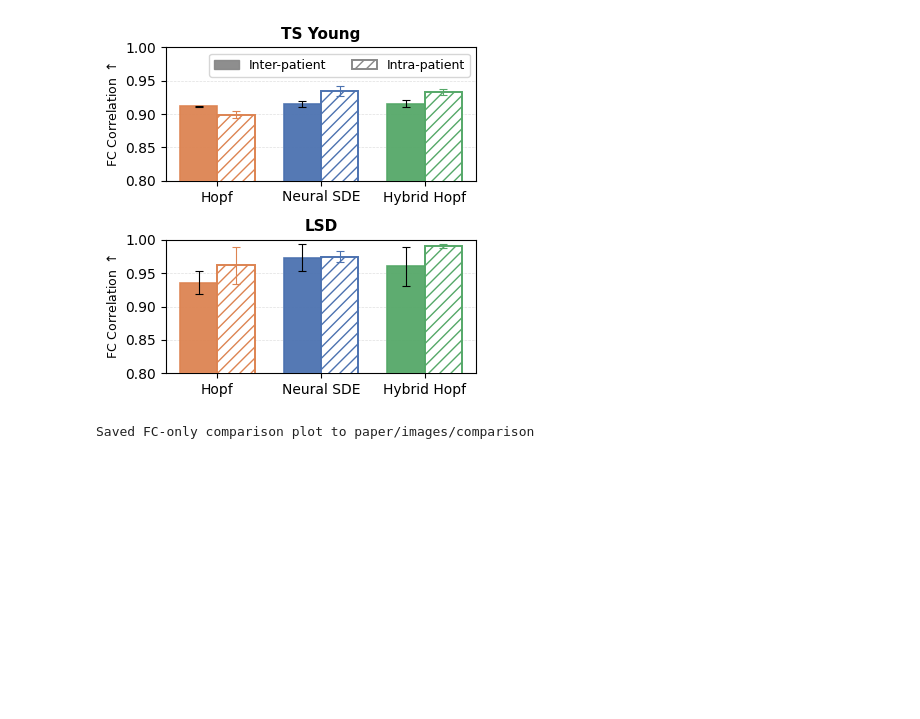
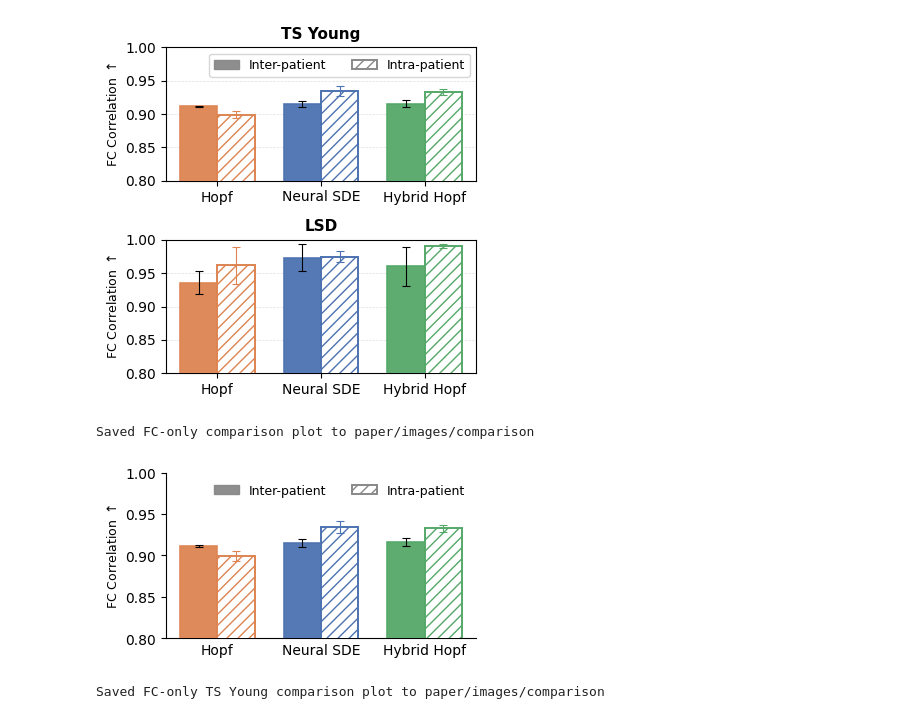
Before and after one commit to dani2442/neuroscience_control, a Jupyter notebook: examples/intra_vs_inter_barplots.ipynb, the cells around one changed output. Saved outputs shown, nothing was run; the diff lists cells and outputs as text; code cells hidden in the pictures; blank space fills up the shorter version.

```diff
--- a/examples/intra_vs_inter_barplots.ipynb
+++ b/examples/intra_vs_inter_barplots.ipynb
@@ -851,3 +851,82 @@ print(f"Saved FC-only comparison plot to {out_dir}")
 # %% [output]
 [figure]
 Saved FC-only comparison plot to paper/images/comparison
+# %%
+plt.style.use('default')
+FC_MODELS = ["Hopf", "Neural SDE", "Hybrid Hopf"]
+FC_MODEL_COLORS = {
+    "Hopf": "#DD8452",        # salmon
+    "Neural SDE": "#4C72B0",  # blue
+    "Hybrid Hopf": "#55A868", # green
+}
+dataset_type = "ts_young"
+
+fig, ax = plt.subplots(figsize=(3.5, 2.2))
+
+x = np.arange(len(FC_MODELS))
+bar_width = 0.36
+
+dataset_results = results_by_dataset[dataset_type]
+inter_results = dataset_results["inter_results"]
+intra_results = dataset_results["intra_results"]
+
+for i, model in enumerate(FC_MODELS):
+    inter_mean = inter_results[model].get("fc_correlation", np.nan)
+    intra_mean = intra_results[model].get("fc_correlation", np.nan)
+    inter_std = inter_results[model].get("fc_correlation_std", 0.0)
+    intra_std = intra_results[model].get("fc_correlation_std", 0.0)
+    color = FC_MODEL_COLORS[model]
+
+    ax.bar(
+        x[i] - bar_width / 2, inter_mean, bar_width,
+        yerr=inter_std,
+        facecolor=color, edgecolor=color, linewidth=1.2,
+        capsize=3, error_kw=dict(lw=0.8, capthick=0.8),
+        zorder=3, alpha=0.95,
+    )
+    ax.bar(
+        x[i] + bar_width / 2, intra_mean, bar_width,
+        yerr=intra_std,
+        facecolor="white", edgecolor=color, linewidth=1.4,
+        hatch="///",
+        capsize=3, error_kw=dict(lw=0.8, capthick=0.8, ecolor=color),
+        zorder=3,
+    )
+
+ax.set_xticks(x)
+ax.set_xticklabels(FC_MODELS, fontsize=10)
+ax.set_ylim(0.8, 1.0)
+ax.set_axisbelow(True)
+#ax.yaxis.grid(True, linestyle="--", alpha=0.4, linewidth=0.5)
+ax.xaxis.grid(False)
+ax.tick_params(axis="x", length=0)
+ax.spines["top"].set_visible(False)
+ax.spines["right"].set_visible(False)
+
+ax.set_ylabel("FC Correlation $\\uparrow$", fontsize=9)
+
+split_handles = [
+    plt.Rectangle((0, 0), 1, 1, facecolor="#888888", edgecolor="#888888", alpha=0.95),
+    plt.Rectangle((0, 0), 1, 1, facecolor="white", edgecolor="#888888", hatch="///", linewidth=1.4),
+]
+ax.legend(
+    split_handles, ["Inter-patient", "Intra-patient"],
+    loc="upper right", fontsize=9, frameon=False, ncols=2,
+)
+
+plt.tight_layout()
+
+out_dir = Path("paper/images/comparison")
+out_dir.mkdir(parents=True, exist_ok=True)
+plt.savefig(out_dir / "fc_intra_vs_inter_three_models_ts_young.pdf", bbox_inches="tight", dpi=200)
+out_dir_png = Path("paper/images_png/comparison")
+out_dir_png.mkdir(parents=True, exist_ok=True)
+plt.savefig(out_dir_png / "fc_intra_vs_inter_three_models_ts_young.png", bbox_inches="tight", dpi=200)
+out_dir_svg = Path("paper/images_svg/comparison")
+out_dir_svg.mkdir(parents=True, exist_ok=True)
+plt.savefig(out_dir_svg / "fc_intra_vs_inter_three_models_ts_young.svg", bbox_inches="tight")
+plt.show()
+print(f"Saved FC-only TS Young comparison plot to {out_dir}")
+# %% [output]
+[figure, added]
+Saved FC-only TS Young comparison plot to paper/images/comparison
```
Also changed, not shown: 7 other files.
